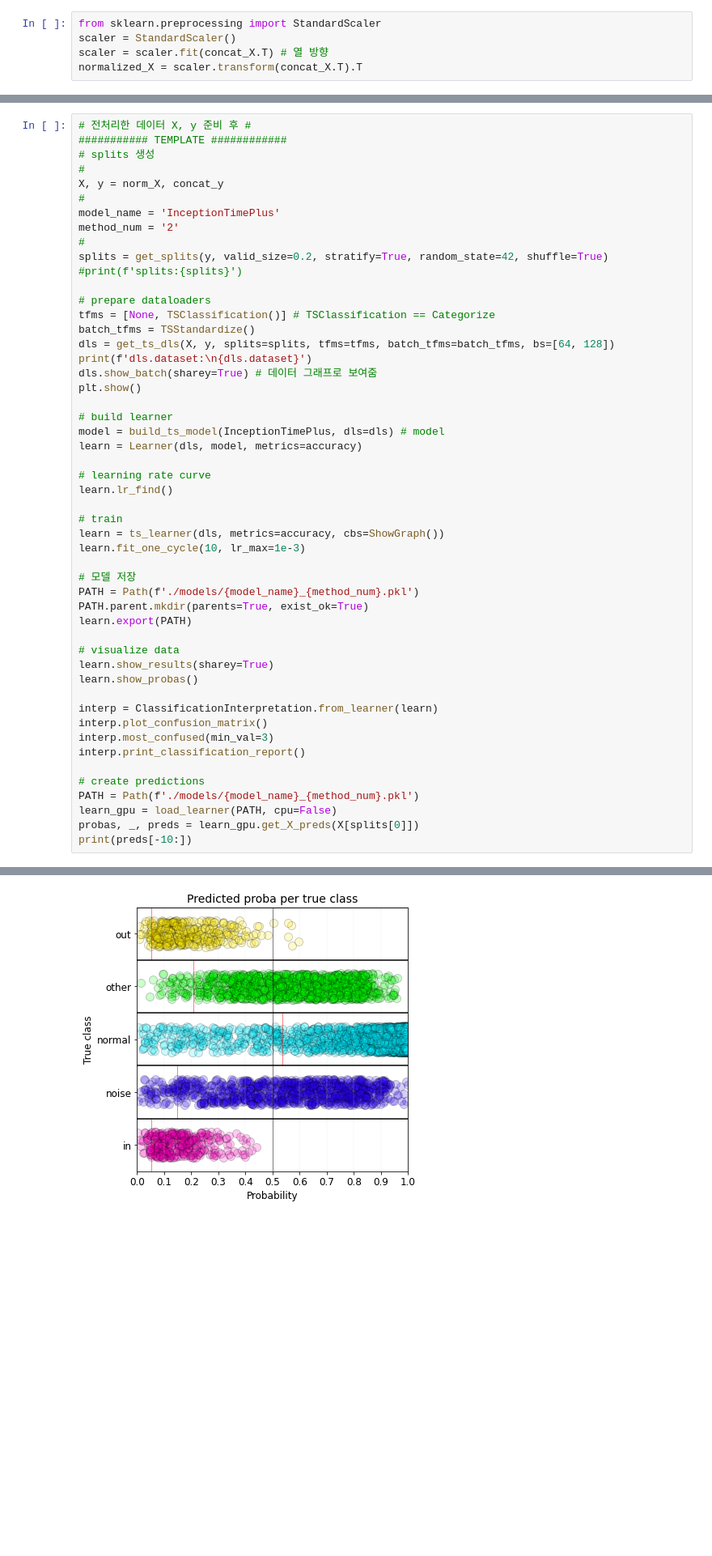
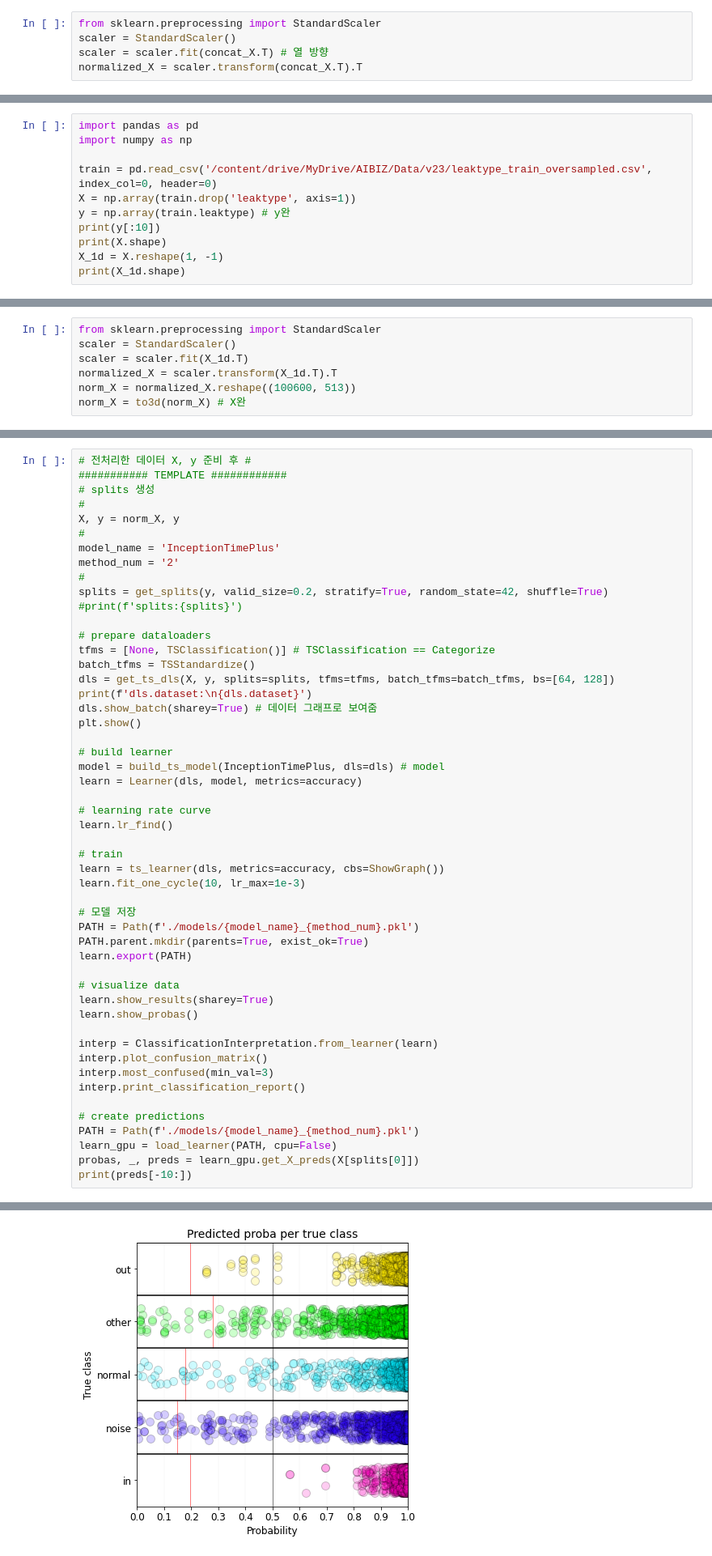
Before and after one commit to seuly1203/TSClassification, a Jupyter notebook: v24_norm_cases정리_1d.ipynb, the cells around one changed output, grey strips where cells are left out. Shown at 81% size. Drawn from its saved outputs; the diff is of its cells as text; blank space fills up the shorter version.

```diff
--- a/v24_norm_cases정리_1d.ipynb
+++ b/v24_norm_cases정리_1d.ipynb
@@ -495,0 +429,11 @@ norm_X.shape
+# %%
+import pandas as pd
+import numpy as np
+
+train = pd.read_csv('/content/drive/MyDrive/AIBIZ/Data/v23/leaktype_train_oversampled.csv', index_col=0, header=0)
+X = np.array(train.drop('leaktype', axis=1))
+y = np.array(train.leaktype) # y완
+print(y[:10])
+print(X.shape)
+X_1d = X.reshape(1, -1)
+print(X_1d.shape)
@@ -495,0 +454,7 @@ norm_X.shape
+# %%
+from sklearn.preprocessing import StandardScaler
+scaler = StandardScaler()
+scaler = scaler.fit(X_1d.T)
+normalized_X = scaler.transform(X_1d.T).T
+norm_X = normalized_X.reshape((100600, 513))
+norm_X = to3d(norm_X) # X완
@@ -498,7 +465,7 @@ norm_X.shape
 ########### TEMPLATE ############
 # splits 생성
 #
-X, y = norm_X, concat_y
+X, y = norm_X, y
 #
 model_name = 'InceptionTimePlus'
 method_num = '2'
@@ -570,2 +537,2 @@ dls.dataset:
-[figure, old version]
+[figure, new version]
 ... (8 outputs left out)
```
Also changed, not shown: parts of 69 cells of this notebook.
